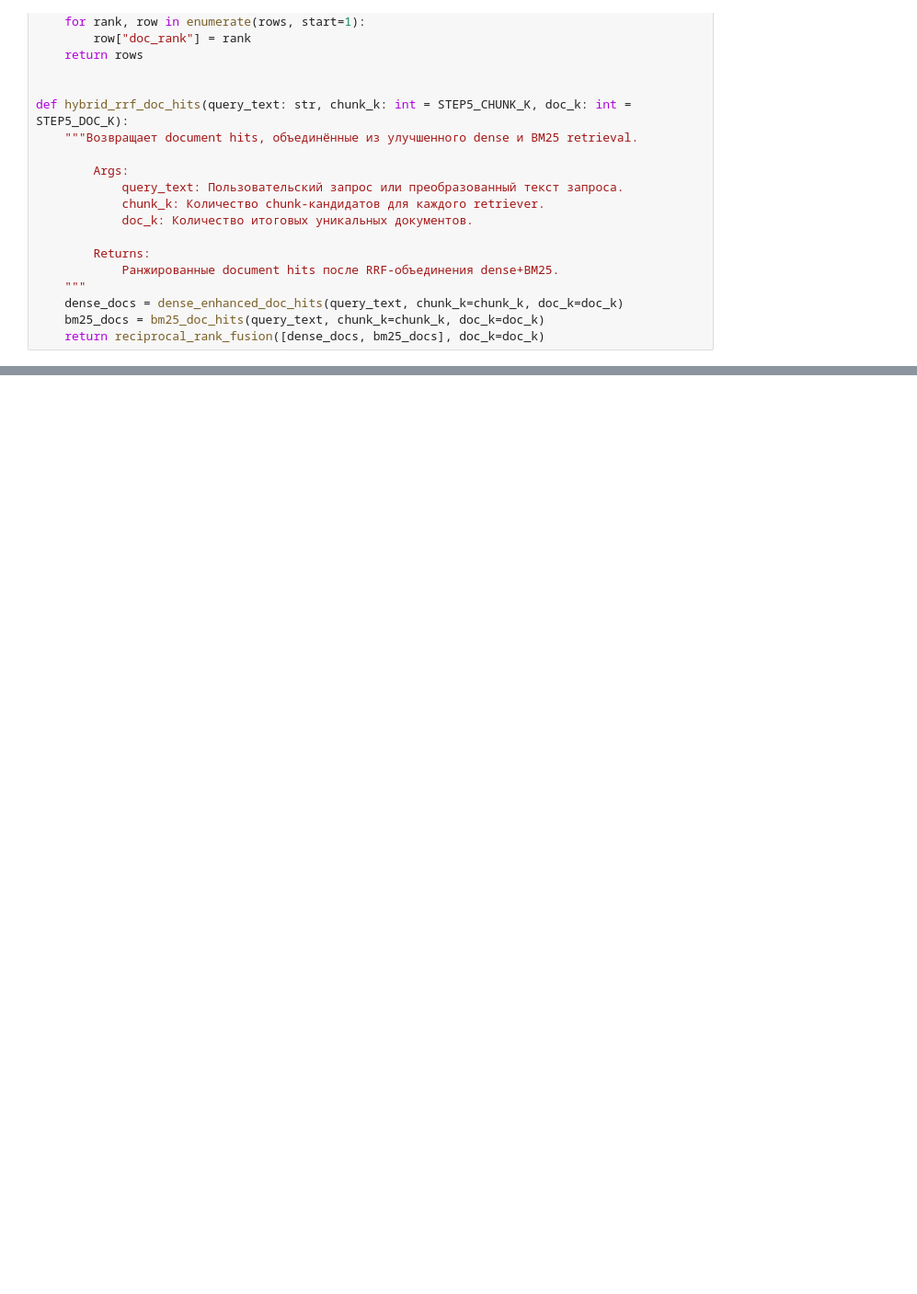
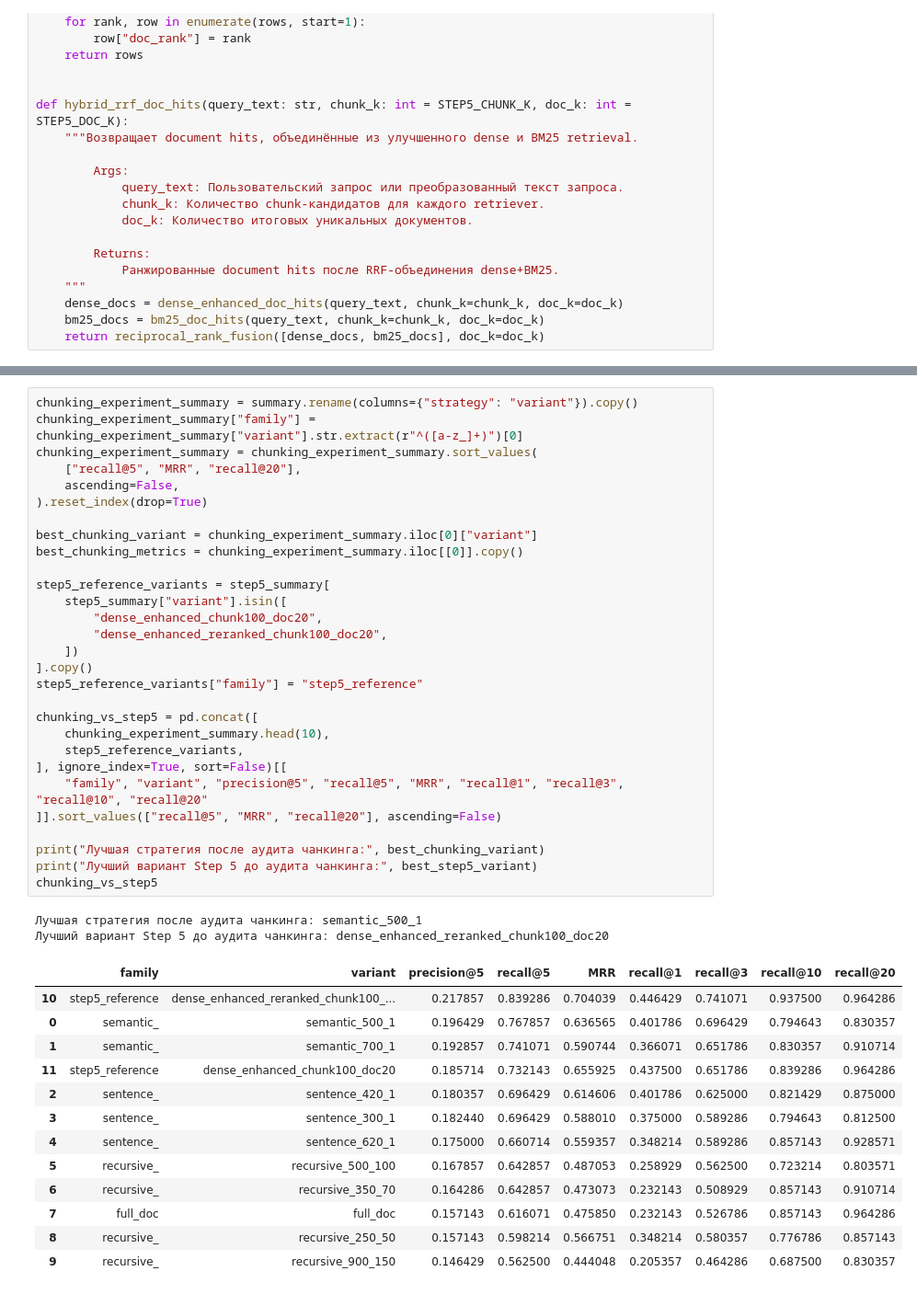
Before and after one commit to IlyaEmelin/ai-agent.rag-system2, a Jupyter notebook: filmoskop_rag.ipynb, the cells around one changed output, grey strips where cells are left out. Shown at 92% size. Drawn from its saved outputs; the diff is of its cells as text; blank space fills up the shorter version.

```diff
--- a/filmoskop_rag.ipynb
+++ b/filmoskop_rag.ipynb
@@ -1241,3 +1665,48 @@ remaining_problem_queries.head(15)
+# %%
+chunking_experiment_summary = summary.rename(columns={"strategy": "variant"}).copy()
+chunking_experiment_summary["family"] = chunking_experiment_summary["variant"].str.extract(r"^([a-z_]+)")[0]
+chunking_experiment_summary = chunking_experiment_summary.sort_values(
+    ["recall@5", "MRR", "recall@20"],
+    ascending=False,
+).reset_index(drop=True)
+
+best_chunking_variant = chunking_experiment_summary.iloc[0]["variant"]
+best_chunking_metrics = chunking_experiment_summary.iloc[[0]].copy()
+
+step5_reference_variants = step5_summary[
+    step5_summary["variant"].isin([
+        "dense_enhanced_chunk100_doc20",
+        "dense_enhanced_reranked_chunk100_doc20",
+    ])
+].copy()
+step5_reference_variants["family"] = "step5_reference"
+
+chunking_vs_step5 = pd.concat([
+    chunking_experiment_summary.head(10),
+    step5_reference_variants,
+], ignore_index=True, sort=False)[[
+    "family", "variant", "precision@5", "recall@5", "MRR", "recall@1", "recall@3", "recall@10", "recall@20"
+]].sort_values(["recall@5", "MRR", "recall@20"], ascending=False)
+
+print("Лучшая стратегия после аудита чанкинга:", best_chunking_variant)
+print("Лучший вариант Step 5 до аудита чанкинга:", best_step5_variant)
+chunking_vs_step5
+# %% [output]
+Лучшая стратегия после аудита чанкинга: semantic_500_1
+Лучший вариант Step 5 до аудита чанкинга: dense_enhanced_reranked_chunk100_doc20
+|  | family | variant | precision@5 | recall@5 | MRR | recall@1 | recall@3 | recall@10 | recall@20 |
+| 10 | step5_reference | dense_enhanced_reranked_chunk100_... | 0.217857 | 0.839286 | 0.704039 | 0.446429 | 0.741071 | 0.937500 | 0.964286 |
+| 0 | semantic_ | semantic_500_1 | 0.196429 | 0.767857 | 0.636565 | 0.401786 | 0.696429 | 0.794643 | 0.830357 |
+| 1 | semantic_ | semantic_700_1 | 0.192857 | 0.741071 | 0.590744 | 0.366071 | 0.651786 | 0.830357 | 0.910714 |
+| 11 | step5_reference | dense_enhanced_chunk100_doc20 | 0.185714 | 0.732143 | 0.655925 | 0.437500 | 0.651786 | 0.839286 | 0.964286 |
+| 2 | sentence_ | sentence_420_1 | 0.180357 | 0.696429 | 0.614606 | 0.401786 | 0.625000 | 0.821429 | 0.875000 |
+| 3 | sentence_ | sentence_300_1 | 0.182440 | 0.696429 | 0.588010 | 0.375000 | 0.589286 | 0.794643 | 0.812500 |
+| 4 | sentence_ | sentence_620_1 | 0.175000 | 0.660714 | 0.559357 | 0.348214 | 0.589286 | 0.857143 | 0.928571 |
+| 5 | recursive_ | recursive_500_100 | 0.167857 | 0.642857 | 0.487053 | 0.258929 | 0.562500 | 0.723214 | 0.803571 |
+| 6 | recursive_ | recursive_350_70 | 0.164286 | 0.642857 | 0.473073 | 0.232143 | 0.508929 | 0.857143 | 0.910714 |
+| 7 | full_doc | full_doc | 0.157143 | 0.616071 | 0.475850 | 0.232143 | 0.526786 | 0.857143 | 0.964286 |
+| 8 | recursive_ | recursive_250_50 | 0.157143 | 0.598214 | 0.566751 | 0.348214 | 0.580357 | 0.776786 | 0.857143 |
+| 9 | recursive_ | recursive_900_150 | 0.146429 | 0.562500 | 0.444048 | 0.205357 | 0.464286 | 0.687500 | 0.830357 |
 # %% [markdown]
 ### Вывод по шагу 5
 
```
Also changed, not shown: parts of 29 cells of this notebook, 1 other file.
